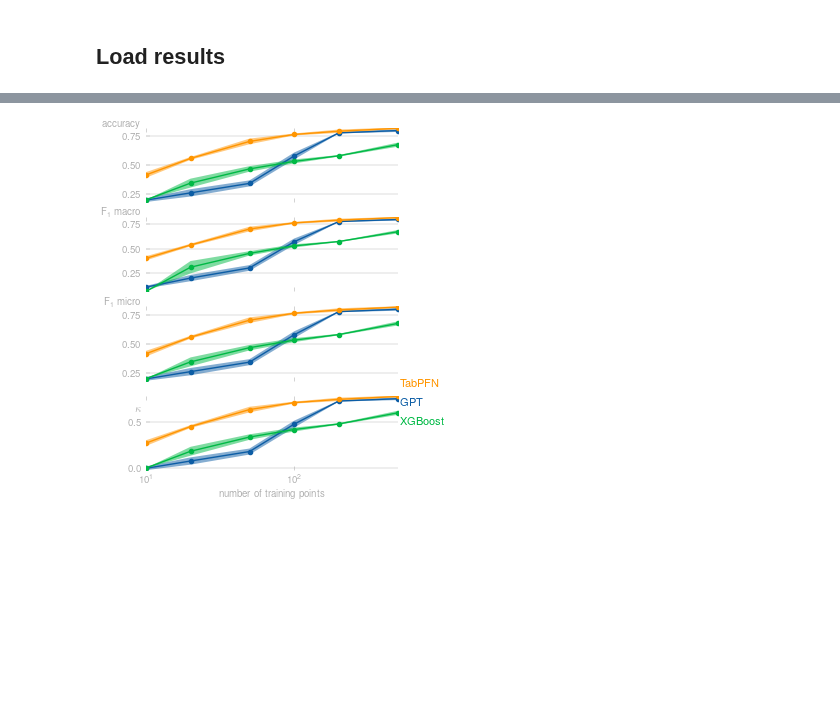
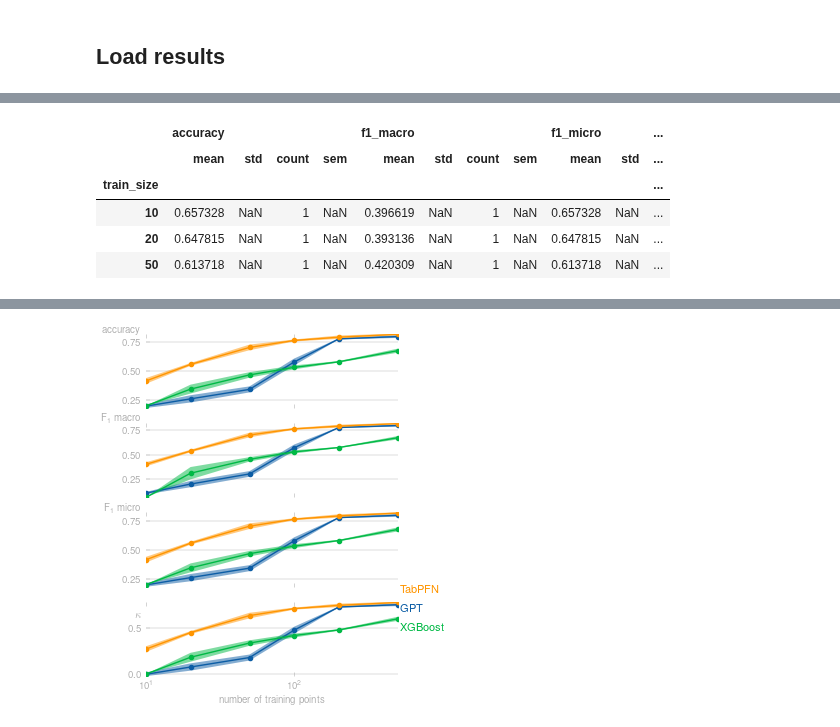
Before and after one commit to kjappelbaum/gptchem, a Jupyter notebook: experiments/03_classification/mof_solvent/balasz/plot_results.ipynb, the cells around one changed output, grey strips where cells are left out. Saved outputs shown, nothing was run; the diff lists cells and outputs as text; code cells hidden in the pictures; blank space fills up the shorter version.

```diff
--- a/experiments/03_classification/mof_solvent/balasz/plot_results.ipynb
+++ b/experiments/03_classification/mof_solvent/balasz/plot_results.ipynb
@@ -99,0 +115,9 @@ grouped_res.loc[:]
+# %%
+grouped_tabpfn_res
+# %% [output]
+|  | accuracy |  |  |  | f1_macro |  |  |  | f1_micro |  | ... |
+|  | mean | std | count | sem | mean | std | count | sem | mean | std | ... |
+| train_size |  |  |  |  |  |  |  |  |  |  | ... |
+| 10 | 0.657328 | NaN | 1 | NaN | 0.396619 | NaN | 1 | NaN | 0.657328 | NaN | ... |
+| 20 | 0.647815 | NaN | 1 | NaN | 0.393136 | NaN | 1 | NaN | 0.647815 | NaN | ... |
+| 50 | 0.613718 | NaN | 1 | NaN | 0.420309 | NaN | 1 | NaN | 0.613718 | NaN | ... |
```
Also changed, not shown: parts of 10 cells of this notebook, 32 other files.
